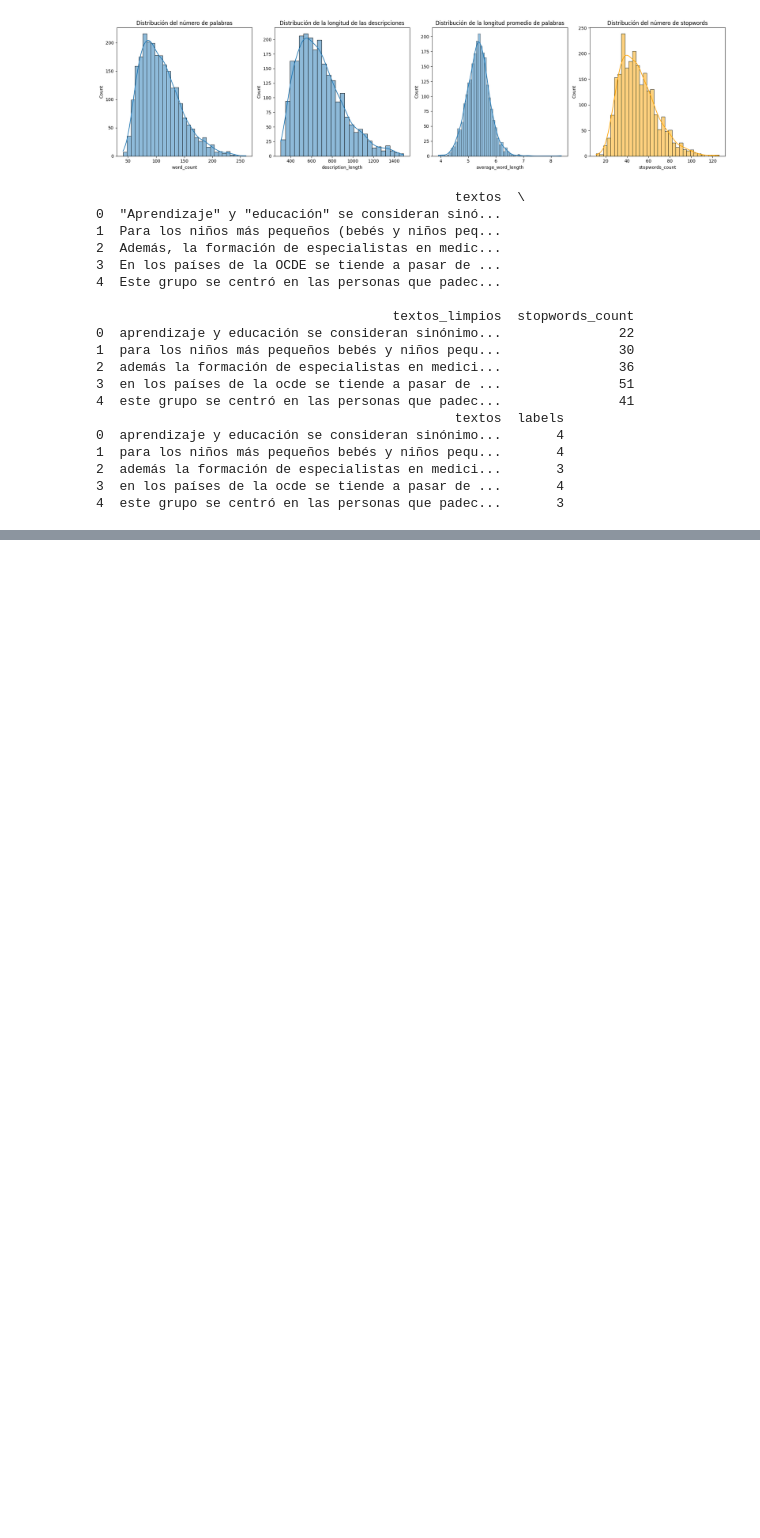
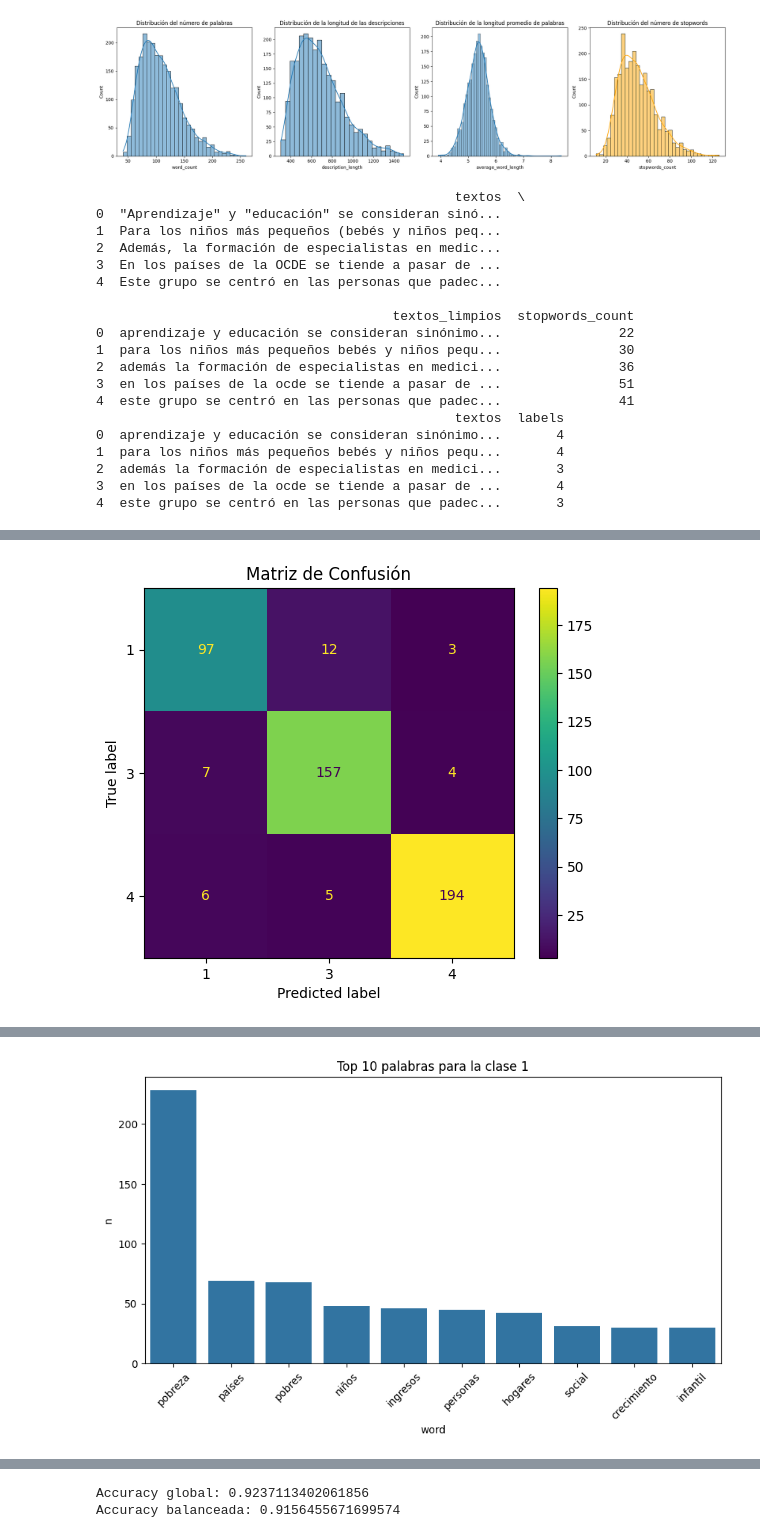
Before and after one commit to sebastianrr2/PROY_BI_1, a Jupyter notebook: PROY_1_BI.ipynb, the cells around one changed output, grey strips where cells are left out. Drawn from its saved outputs; the diff is of its cells as text; code cells hidden in the pictures; blank space fills up the shorter version.

Commit message:
modelado y evaluacion algoritmo 1

```diff
--- a/PROY_1_BI.ipynb
+++ b/PROY_1_BI.ipynb
@@ -239,0 +317,70 @@ print(train_data_clean.head())
+# %%
+# // EVALUACIÓN //
+
+# -------------------------------
+# Matriz de confusión
+# -------------------------------
+cm = confusion_matrix(y_test, y_pred)
+disp = ConfusionMatrixDisplay(confusion_matrix=cm, display_labels=best_tree.classes_)
+disp.plot()
+plt.title('Matriz de Confusión')
+plt.show()
+
+# -------------------------------
+# Palabras más relevantes por categoría
+# -------------------------------
+def plot_top_words(model, vectorizer, n=10):
+    feature_names = vectorizer.get_feature_names_out()
+    for i, class_label in enumerate(best_tree.classes_):
+        # Obtener los índices de las muestras predichas como la clase actual
+        class_indices = np.where(y_pred == class_label)[0]
+
+        # Si no hay muestras predichas para esta clase, pasar a la siguiente
+        if len(class_indices) == 0:
+            print(f"No hay muestras predichas para la clase {class_label}, pasando a la siguiente clase.")
+            continue
+
+        # Obtener los textos correspondientes a las muestras de la clase actual
+        class_texts = X_test.iloc[class_indices]
+
+        # Vectorizar los textos de la clase actual
+        class_vectors = vectorizer.transform(class_texts)
+
+        # Sumar los conteos de palabras para la clase actual
+        word_counts = np.array(class_vectors.sum(axis=0)).flatten()
+
+        # Obtener los índices de las palabras más frecuentes
+        top_indices = word_counts.argsort()[-n:][::-1]
+
+        # Obtener las palabras más frecuentes
+        top_words = [feature_names[i] for i in top_indices]
+
+        # Crear un DataFrame con las palabras y sus conteos
+        df = pd.DataFrame(list(zip(top_words, word_counts[top_indices])), columns=['word', 'n'])
+
+        # Imprimir las palabras más relevantes para la clase actual
+        print(f"Top {n} palabras para la clase {class_label}:")
+        print(df)
+
+        # Crear un gráfico de barras para las palabras más relevantes
+        plt.figure(figsize=(10, 5))
+        sns.barplot(x='word', y='n', data=df)
+        plt.title(f'Top {n} palabras para la clase {class_label}')
+        plt.xticks(rotation=45)
+        plt.show()
+
+plot_top_words(best_tree, vectorizer, n=10)
+
+# -------------------------------
+# Accuracy global
+# -------------------------------
+accuracy = accuracy_score(y_test, y_pred)
+print(f'Accuracy global: {accuracy}')
+
+# -------------------------------
+# Accuracy balanceada
+# -------------------------------
+balanced_accuracy = sklearn.metrics.balanced_accuracy_score(y_test, y_pred)
+print(f'Accuracy balanceada: {balanced_accuracy}')
+# %% [output]
+[figure, added]
@@ -239,0 +399 @@ print(train_data_clean.head())
+[figure, added]
@@ -239,0 +426,2 @@ print(train_data_clean.head())
+Accuracy global: 0.9237113402061856
+Accuracy balanceada: 0.9156455671699574
```
Also changed, not shown: parts of 6 cells of this notebook.
